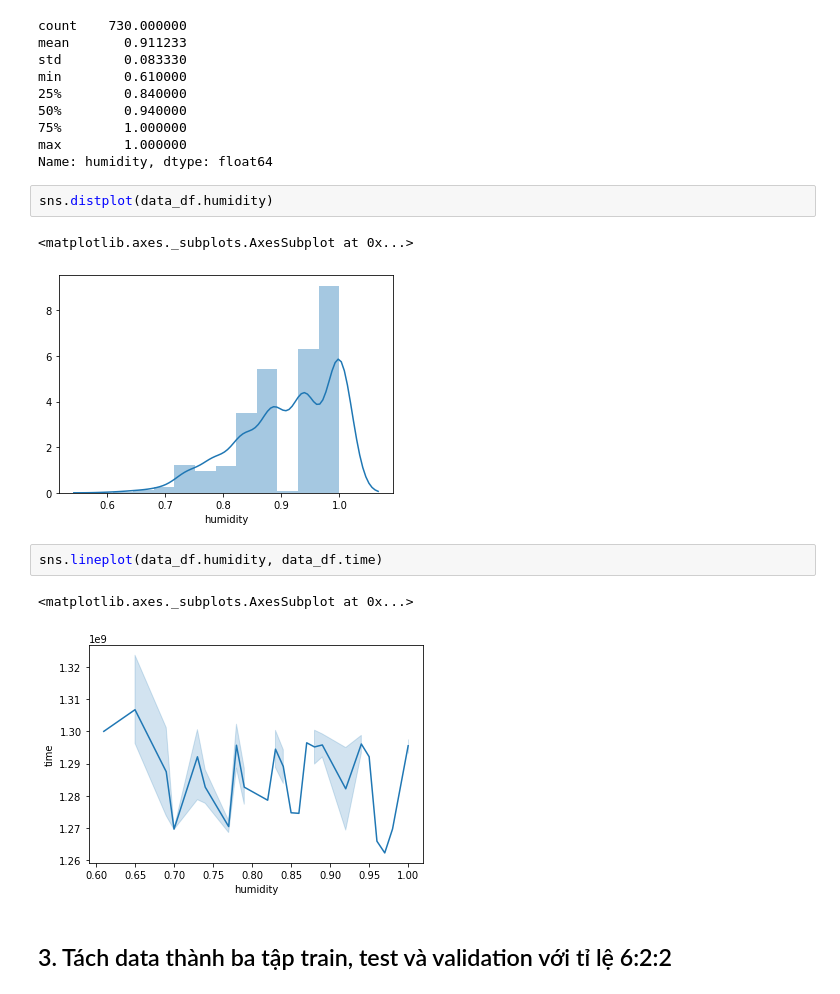
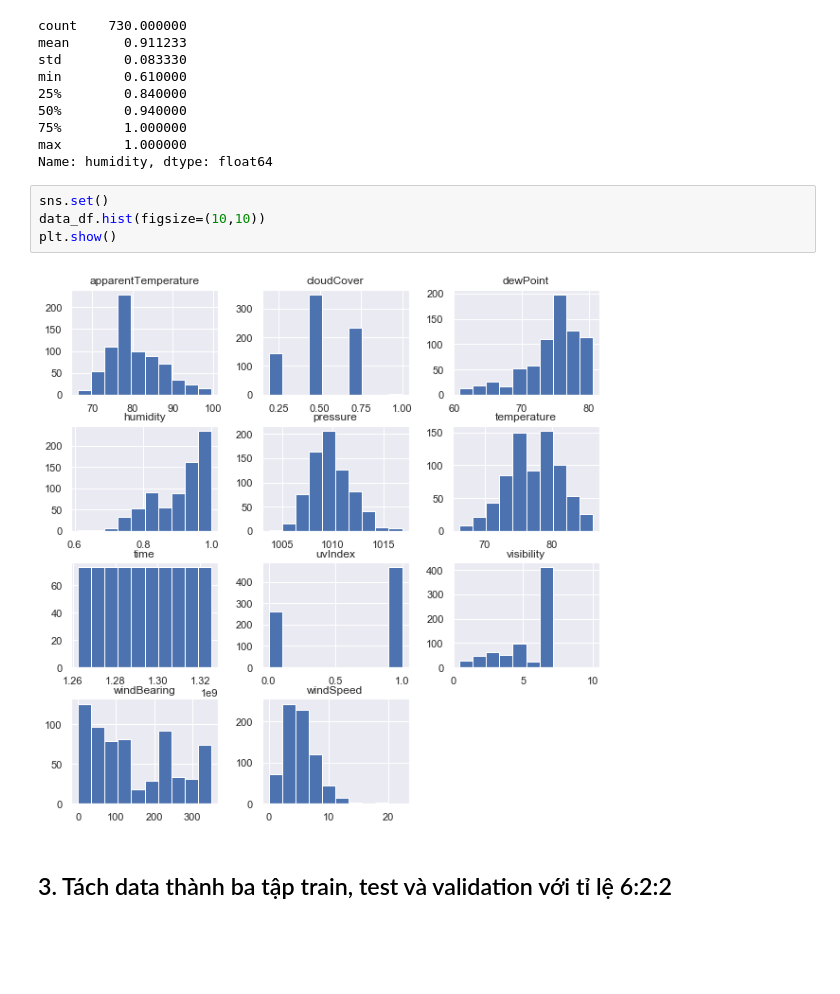
Before and after one commit to hungnd08/DS_Final_Project, a Jupyter notebook: FinalProject.ipynb, the cells around one changed output. Cells and saved outputs as stored; diff of their text form; blank space fills up the shorter version.

```diff
--- a/FinalProject.ipynb
+++ b/FinalProject.ipynb
@@ -56,16 +56,12 @@ min        0.610000
 75%        1.000000
 max        1.000000
 Name: humidity, dtype: float64
-# %%
-sns.distplot(data_df.humidity)
-# %% [output]
-<matplotlib.axes._subplots.AxesSubplot at 0x...>
-[figure, removed]
-# %%
-sns.lineplot(data_df.humidity, data_df.time)
-# %% [output]
-<matplotlib.axes._subplots.AxesSubplot at 0x...>
-[figure, removed]
+# %%
+sns.set()
+data_df.hist(figsize=(10,10))
+plt.show()
+# %% [output]
+[figure, added]
 # %% [markdown]
 ## 3. Tách data thành ba tập train, test và validation với tỉ lệ 6:2:2
 # %%
```
Also changed, not shown: parts of 17 cells of this notebook.
